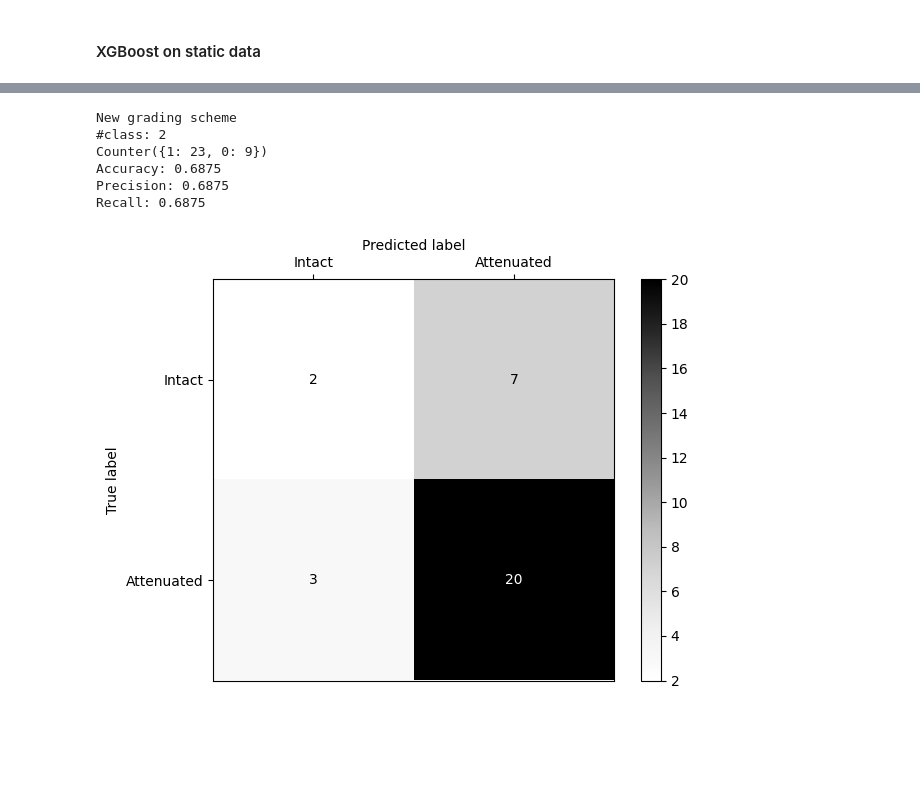
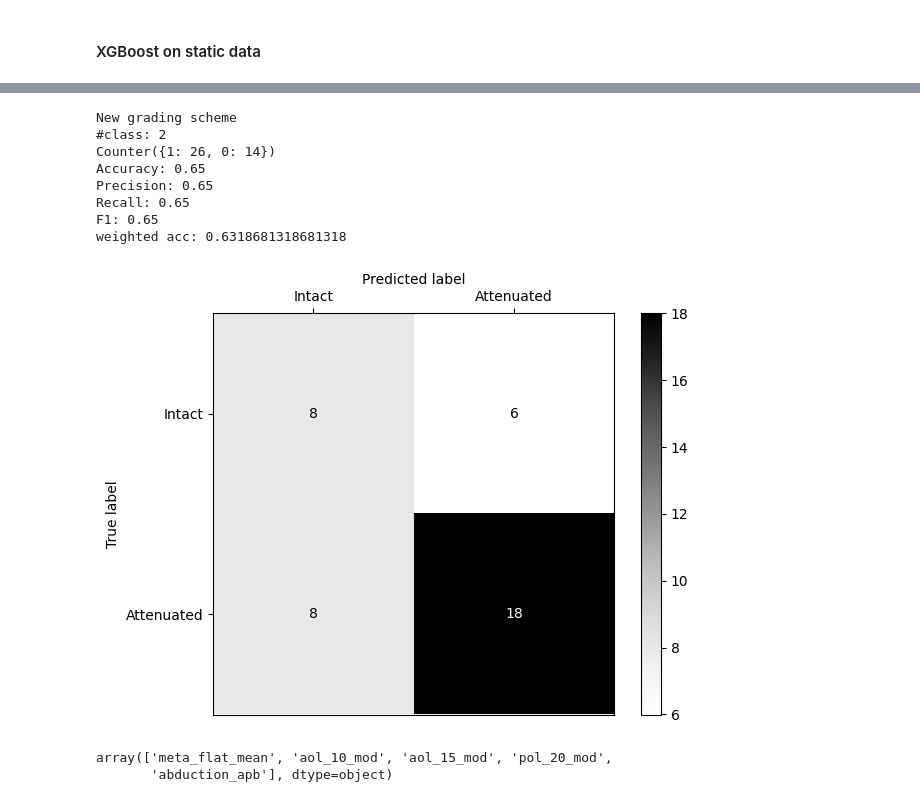
Before and after one commit to ZeyuT/tmc_health_grading, a Jupyter notebook: tmc_xgboost.ipynb, the cells around one changed output, grey strips where cells are left out. Drawn from its saved outputs; the diff is of its cells as text; code cells hidden in the pictures; blank space fills up the shorter version.

```diff
--- a/tmc_xgboost.ipynb
+++ b/tmc_xgboost.ipynb
@@ -202,53 +218,80 @@ for fold, (train_index, test_index) in enumerate(kf.split(sample_codes)):
     # Set class weights
     classes = np.unique(y_train)
     # computes the weight using inversed square root of class frequencies
-    class_sizes = np.array(sorted(collections.Counter(y_train).values()))
-    # class_weights = 1/class_sizes**(0.5)
-    sample_weights = np.array([class_weights[label] for label in y_train])
-
-    model = xgb.XGBClassifier(n_estimators=5,
-                learning_rate=0.01,
+    # class_sizes = np.array(sorted(collections.Counter(y_train).values()))
+    # class_weights = 1/class_sizes
+    # sample_weights = np.array([class_weights[label] for label in y_train])
+    neg_count = sum(y_train == 0)
+    pos_count = sum(y_train == 1)
+    class_ratio = neg_count / pos_count
+    model = xgb.XGBClassifier(n_estimators=200,
+                learning_rate=0.1,
                 max_depth=20,
                 subsample=0.8,
                 colsample_bytree=0.9,
+                eval_metric='logloss',
+                scale_pos_weight=class_ratio,
                 objective='binary:logistic')
-    model.fit(x_train, y_train,
-              # sample_weight=sample_weights
-             )
-    y_probs = model.predict_proba(x_test)
-    y_pred = np.argmax(y_probs,axis=1)
+    model.fit(x_train, y_train)
+
+    # Select the top 5 features for training models
+    importance = model.feature_importances_
+    importance_t = sorted(importance,reverse=True)[5]
+    feature_mask = importance>importance_t
+    x_train_selected = x_train[:, feature_mask]
+    x_test_selected = x_test[:, feature_mask]
+    model = xgb.XGBClassifier(n_estimators=200,
+                learning_rate=0.1,
+                max_depth=20,
+                subsample=0.8,
+                colsample_bytree=0.9,
+                eval_metric='logloss',
+                scale_pos_weight=class_ratio,
+                objective='binary:logistic')
+    model.fit(x_train_selected, y_train)
+
+    y_probs = model.predict_proba(x_test_selected)
+    # y_pred = np.argmax(y_probs,axis=1)
+    y_pred = (y_probs[:, 1] >= 0.5).astype(int)
     all_preds = np.concatenate((all_preds, y_pred))
     all_labels = np.concatenate((all_labels, y_test))
 
     for hid, pred, gt, probs in zip(hid_test, y_pred, y_test, y_probs):
         writer.writerow([fold+1, hid, pred, gt]+list(probs))
 
 file.close()
 
 accuracy = accuracy_score(all_labels, all_preds)
 precision = precision_score(all_labels, all_preds, average='micro')
 recall = recall_score(all_labels, all_preds, average='micro')
+f1 = 2 * (precision * recall) / (precision + recall)
+weighted_accuracy = balanced_accuracy_score(all_labels, all_preds)
+
 print(f'Accuracy: {accuracy}')
 print(f'Precision: {precision}')
 print(f'Recall: {recall}')
+print(f'F1: {f1}')
+print(f'weighted acc: {weighted_accuracy}')
 
 # Generate the confusion matrix
 cm = confusion_matrix(all_labels, all_preds)
 
 # Display the confusion matrix
 disp = ConfusionMatrixDisplay(confusion_matrix=cm, display_labels=['Intact','Attenuated'])
 fig, ax = plt.subplots()
 disp.plot(cmap=plt.cm.Greys, ax=ax)
 ax.xaxis.set_label_position('top')  # Move the x-axis label to the top
 ax.xaxis.tick_top()  # Move the x-axis ticks to the top
 # plt.title('Confusion Matrix')
 plt.tight_layout()
 plt.show()
 # %% [output]
 New grading scheme
 #class: 2
-Counter({1: 23, 0: 9})
-Accuracy: 0.6875
-Precision: 0.6875
-Recall: 0.6875
+Counter({1: 26, 0: 14})
+Accuracy: 0.65
+Precision: 0.65
+Recall: 0.65
+F1: 0.65
+weighted acc: 0.6318681318681318
-[figure, old version]
+[figure, new version]
@@ -254,0 +312,5 @@ Recall: 0.6875
+# %%
+feature_names[feature_mask]
+# %% [output]
+array(['meta_flat_mean', 'aol_10_mod', 'aol_15_mod', 'pol_20_mod',
+       'abduction_apb'], dtype=object)
```
Also changed, not shown: parts of 4 cells of this notebook, 7 other files.
